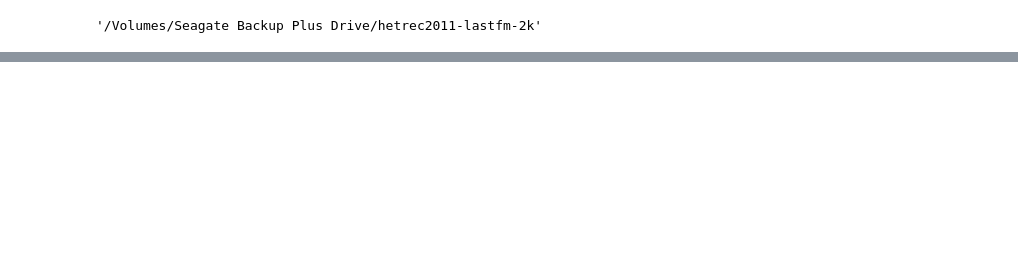
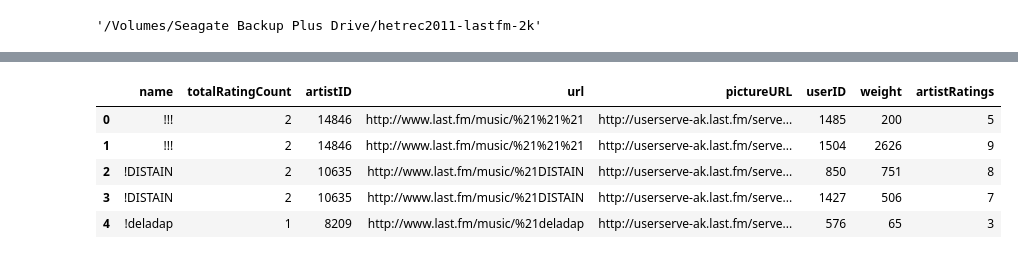
Before and after one commit to labs12-music-stream-selector/DS, a Jupyter notebook: last_FM_Analysis.ipynb, the cells around one changed output, grey strips where cells are left out. Saved outputs shown, nothing was run; the diff lists cells and outputs as text; code cells hidden in the pictures; blank space fills up the shorter version.

```diff
--- a/last_FM_Analysis.ipynb
+++ b/last_FM_Analysis.ipynb
@@ -307,0 +415,10 @@ user_and_artists
+# %%
+rating_with_artistRatingCount = artist_ratingCount.merge(user_and_artists, left_on='name', right_on='name', how='left')
+rating_with_artistRatingCount.head()
+# %% [output]
+|  | name | totalRatingCount | artistID | url | pictureURL | userID | weight | artistRatings |
+| 0 | !!! | 2 | 14846 | http://www.last.fm/music/%21%21%21 | http://userserve-ak.last.fm/serve... | 1485 | 200 | 5 |
+| 1 | !!! | 2 | 14846 | http://www.last.fm/music/%21%21%21 | http://userserve-ak.last.fm/serve... | 1504 | 2626 | 9 |
+| 2 | !DISTAIN | 2 | 10635 | http://www.last.fm/music/%21DISTAIN | http://userserve-ak.last.fm/serve... | 850 | 751 | 8 |
+| 3 | !DISTAIN | 2 | 10635 | http://www.last.fm/music/%21DISTAIN | http://userserve-ak.last.fm/serve... | 1427 | 506 | 7 |
+| 4 | !deladap | 1 | 8209 | http://www.last.fm/music/%21deladap | http://userserve-ak.last.fm/serve... | 576 | 65 | 3 |
```
Also changed, not shown: parts of 56 cells of this notebook.
